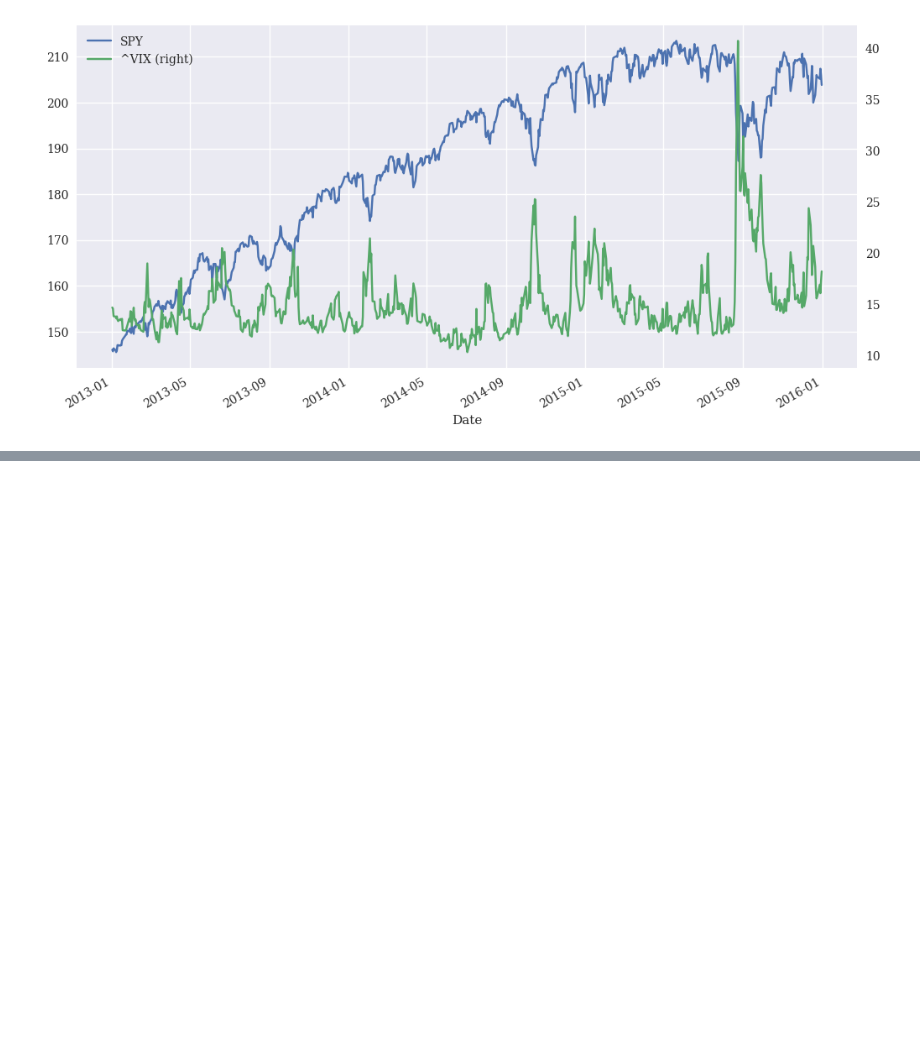
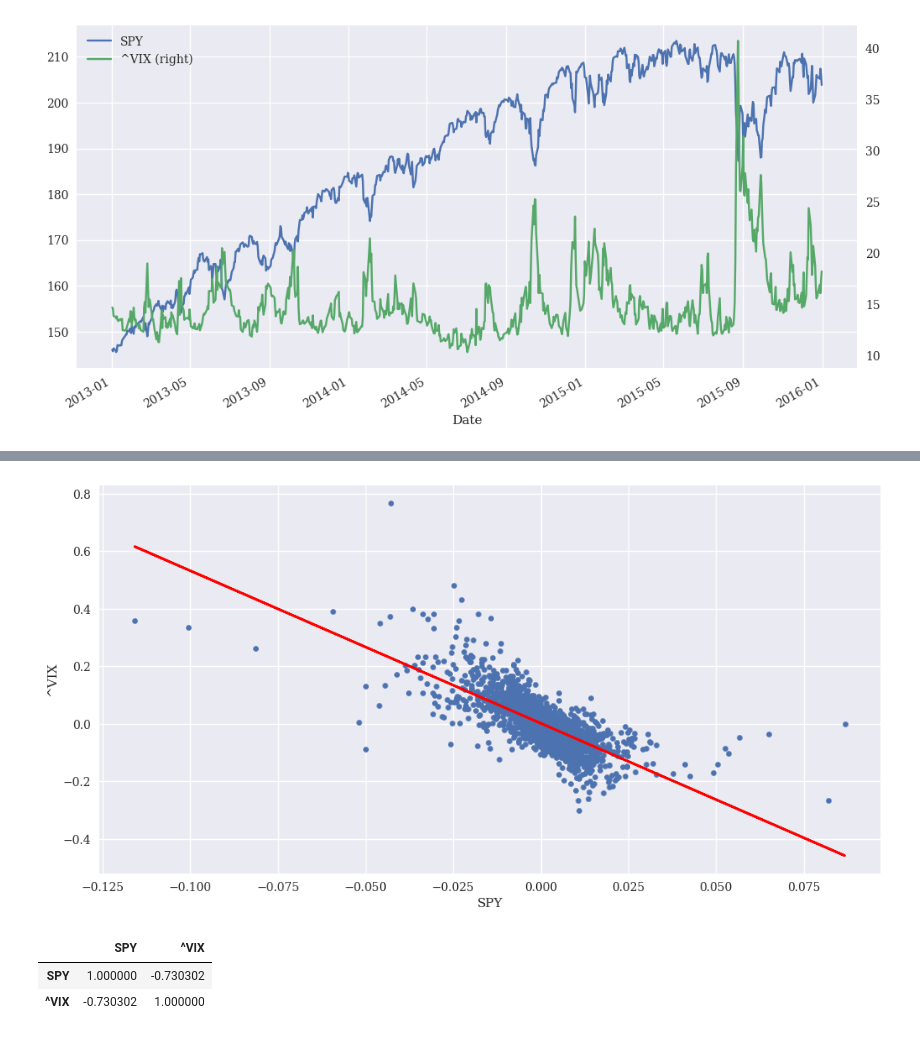
Before and after one commit to MartinKasak/Python_Finance_Numpy_Pandas, a Jupyter notebook: Python Finance.ipynb, the cells around one changed output, grey strips where cells are left out. Saved outputs shown, nothing was run; the diff lists cells and outputs as text; code cells hidden in the pictures; blank space fills up the shorter version.

Commit message:
regression line ja EURODOLLAR 5 min cahrt mid

```diff
--- a/Python Finance.ipynb
+++ b/Python Finance.ipynb
@@ -292,0 +336,17 @@ df_multiple_symbols.loc[:"2015-12-31"].plot(secondary_y="^VIX", figsize=(12, 6))
+# %%
+#regression
+reg = np.polyfit(rets["SPY"], rets["^VIX"], deg=1)
+# %%
+#loome scatterplot ja lisamese sellele linear regression line, enne loomist peab muutma .values abil andmeteks
+#saame välja lugeda, et mida suurem volatility on vix seda suurem on SPY keskmine langus
+regression = rets.plot(kind='scatter', x="SPY", y="^VIX", figsize=(12, 6))
+values1=rets["SPY"].values
+regression.plot(values1, np.polyval(reg, rets["SPY"]), 'r', lw=2);
+# %% [output]
+[figure, added]
+# %%
+rets.corr()
+# %% [output]
+|  | SPY | ^VIX |
+| SPY | 1.000000 | -0.730302 |
+| ^VIX | -0.730302 | 1.000000 |
```
Also changed, not shown: parts of 14 cells of this notebook.
